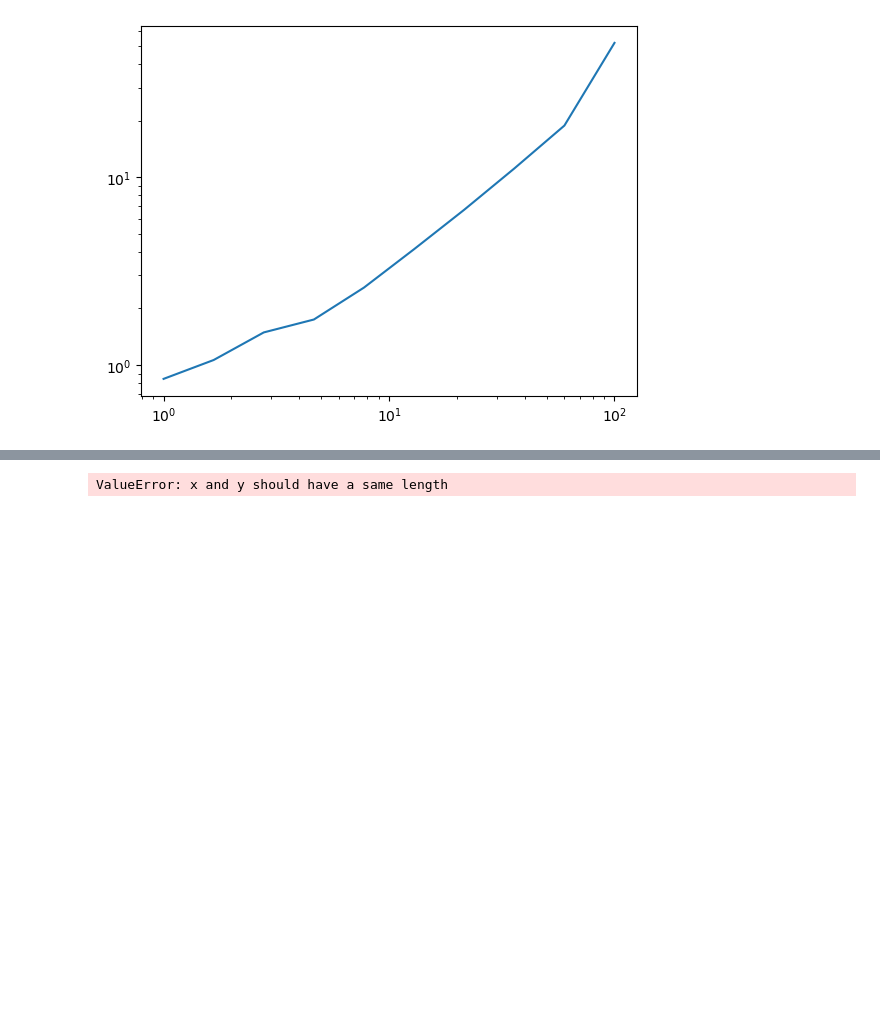
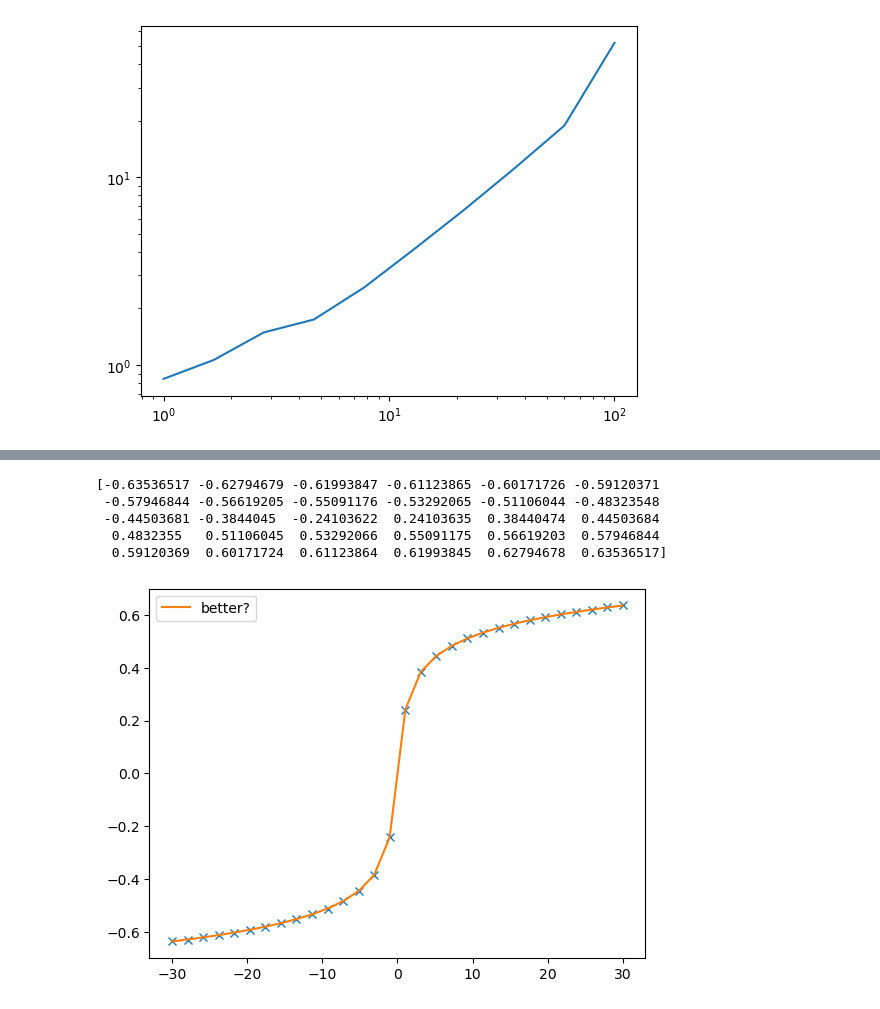
Before and after one commit to larstors/Internship, a Jupyter notebook: numerics/testing.ipynb, the cells around one changed output, grey strips where cells are left out. Saved outputs shown, nothing was run; the diff lists cells and outputs as text; code cells hidden in the pictures; blank space fills up the shorter version.

```diff
--- a/numerics/testing.ipynb
+++ b/numerics/testing.ipynb
@@ -168,37 +231,49 @@ plt.show()
 # %%
+from sympy import cos, nsolve, Symbol
 import numpy as np
 import matplotlib.pyplot as plt
 import scipy.optimize as opt
 from scipy.interpolate import UnivariateSpline, interp1d
 
-m = np.linspace(-30, 30, 20)
-initial = np.ones_like(m) * (1e-4)
+m = np.linspace(-30, 30, 30)
+initial = np.ones_like(m) * (-1e-5)
 
 
 def Leg(m, initial, a, lambda_, D2):
     def dphi(x):
         return np.sinh(x)
-
+    def Eq2(k, m, a, lambda_, D2):
+        s = 0
+        for i in range(len(m)):
+            s+= k[i]*m[i]- D2/2 * k[i]**2 - lambda_ * (np.cosh(a*k[i]) - 1)
+        return -s
     def Eq(k, m, a, lambda_, D2):
         return m - D2 * k - lambda_ * a * dphi(a * k)
 
-    k = opt.fsolve(Eq, initial, args=(m, a, lambda_, D2))#, full_output=True)
+    sol = opt.minimize(Eq2, initial, args=(m, a, lambda_, D2))
 
-    return k
+    return sol.x
 
-arr = Leg(m, initial, 10, 0.01, 2)
-spl = UnivariateSpline(m, arr)
+g = Leg(m, initial, 10, 0.01, 2)
+arr = g
+print(arr)
+#spl = UnivariateSpline(m, arr)
 xs = np.linspace(m.min(), m.max(), 1000)
-spl.set_smoothing_factor(0.1)
+#spl.set_smoothing_factor(0.1)
 
 arr_int = interp1d(m, arr, kind="linear")
 
 
 
 plt.plot(m, arr, "x")
-plt.plot(xs, spl(xs), label="worse?")
+#plt.plot(xs, spl(xs), label="worse?")
 plt.plot(xs, arr_int(xs), label="better?")
 plt.legend()
 plt.show()
 # %% [output]
-ValueError: x and y should have a same length
+[-0.63536517 -0.62794679 -0.61993847 -0.61123865 -0.60171726 -0.59120371
+ -0.57946844 -0.56619205 -0.55091176 -0.53292065 -0.51106044 -0.48323548
+ -0.44503681 -0.3844045  -0.24103622  0.24103635  0.38440474  0.44503684
+  0.4832355   0.51106045  0.53292066  0.55091175  0.56619203  0.57946844
+  0.59120369  0.60171724  0.61123864  0.61993845  0.62794678  0.63536517]
+[figure, added]
```
Also changed, not shown: parts of 6 cells of this notebook, 8 other files.
